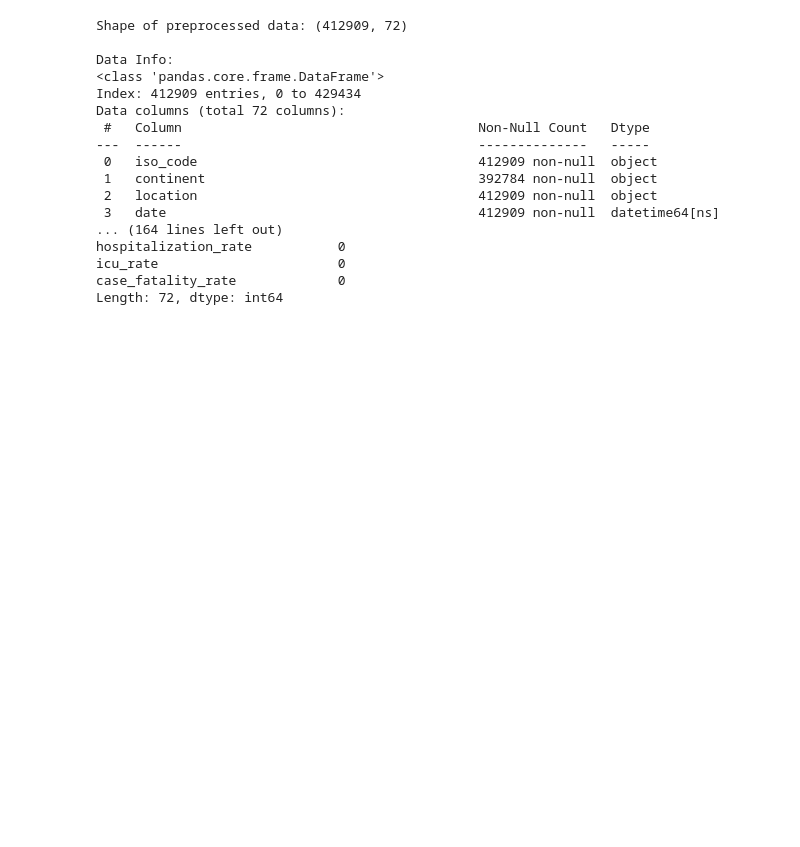
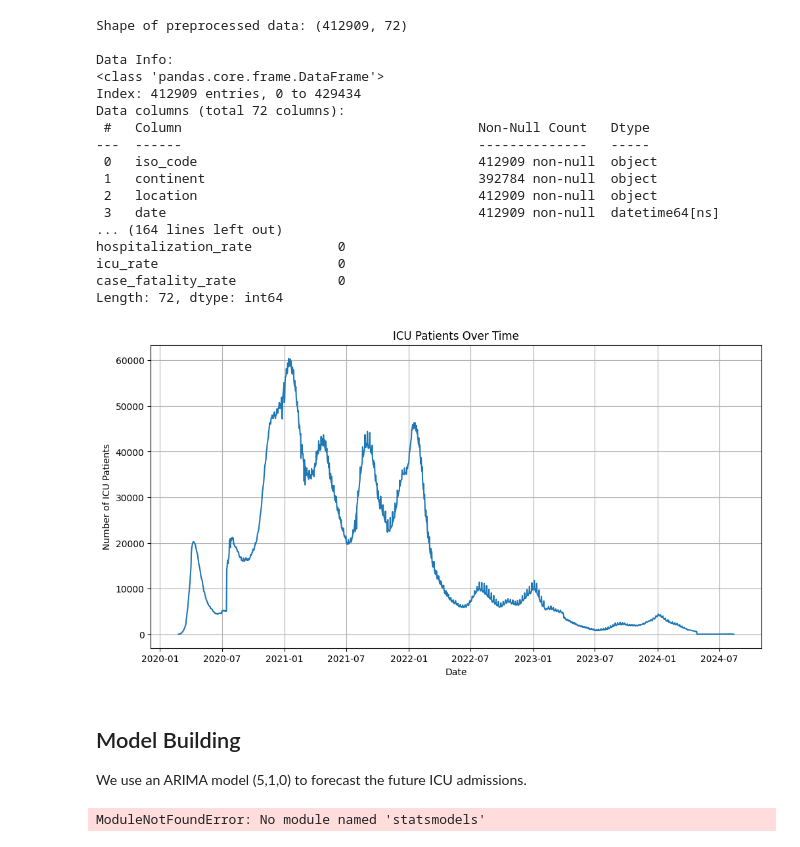
Before and after one commit to AyubNaomi/GP_DS1, a Jupyter notebook: forecasting.ipynb, the cells around one changed output. Cells and saved outputs as stored; diff of their text form; code cells hidden in the pictures; blank space fills up the shorter version.

```diff
--- a/forecasting.ipynb
+++ b/forecasting.ipynb
@@ -93,3 +92,37 @@ hospitalization_rate           0
 icu_rate                       0
 case_fatality_rate             0
 Length: 72, dtype: int64
+# %%
+# 1. Focus only on ICU patients and Date
+icu_data = df[['date', 'icu_patients']].dropna()
+icu_data = icu_data.groupby('date').sum().reset_index()  # sum if needed (multiple locations per day)
+icu_data = icu_data.set_index('date')
+
+# Set frequency to daily to avoid ARIMA warnings
+icu_data.index = pd.to_datetime(icu_data.index)
+icu_data = icu_data.asfreq('D')
+# %%
+# Plot ICU patients over time
+plt.figure(figsize=(12,6))
+plt.plot(icu_data.index, icu_data['icu_patients'])
+plt.title('ICU Patients Over Time')
+plt.xlabel('Date')
+plt.ylabel('Number of ICU Patients')
+plt.grid()
+plt.show()
+# %% [output]
+[figure, added]
+# %% [markdown]
+## Model Building
+
+We use an ARIMA model (5,1,0) to forecast the future ICU admissions.
+# %%
+# Build and fit ARIMA model
+from statsmodels.tsa.arima.model import ARIMA
+
+model = ARIMA(icu_data['icu_patients'], order=(5,1,0))
+model_fit = model.fit()
+
+print(model_fit.summary())
+# %% [output]
+ModuleNotFoundError: No module named 'statsmodels'
```
Also changed, not shown: parts of 5 cells of this notebook, 1 other file.
